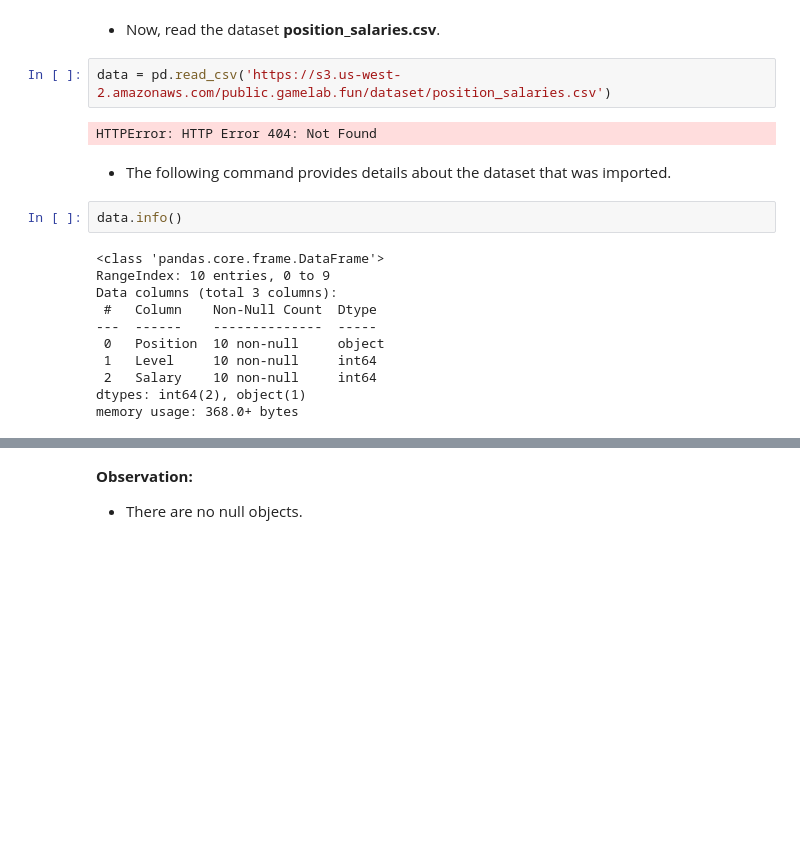
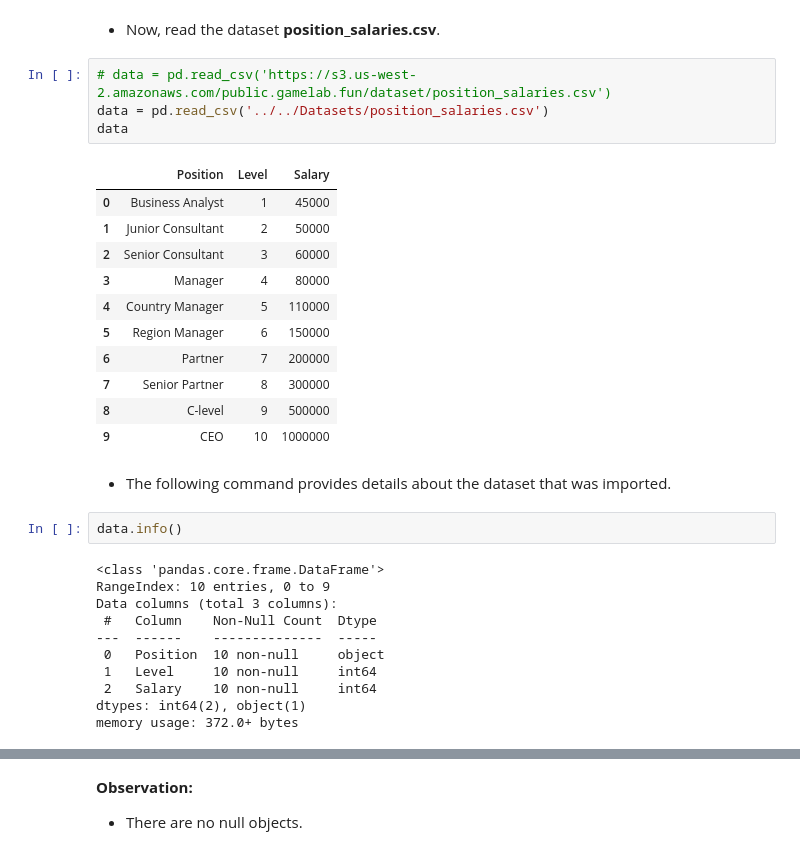
Before and after one commit to mobeloper/machinelearning, a Jupyter notebook: Lesson_04_Regression_and_Its_Applications/4.11_Data_Preparation_Model_Building_and_Performance_Evaluation/4.11_Data_Preparation_Model_Building_and_Performance_Evaluation.ipynb, the cells around one changed output, grey strips where cells are left out. Drawn from its saved outputs; the diff is of its cells as text; blank space fills up the shorter version.

```diff
--- a/Lesson_04_Regression_and_Its_Applications/4.11_Data_Preparation_Model_Building_and_Performance_Evaluation/4.11_Data_Preparation_Model_Building_and_Performance_Evaluation.ipynb
+++ b/Lesson_04_Regression_and_Its_Applications/4.11_Data_Preparation_Model_Building_and_Performance_Evaluation/4.11_Data_Preparation_Model_Building_and_Performance_Evaluation.ipynb
@@ -13,9 +13,21 @@ import seaborn as sns
 # %% [markdown]
 - Now, read the dataset __position_salaries.csv__.
 # %%
-data = pd.read_csv('https://s3.us-west-2.amazonaws.com/public.gamelab.fun/dataset/position_salaries.csv')
+# data = pd.read_csv('https://s3.us-west-2.amazonaws.com/public.gamelab.fun/dataset/position_salaries.csv')
+data = pd.read_csv('../../Datasets/position_salaries.csv')
+data
 # %% [output]
-HTTPError: HTTP Error 404: Not Found
+|  | Position | Level | Salary |
+| 0 | Business Analyst | 1 | 45000 |
+| 1 | Junior Consultant | 2 | 50000 |
+| 2 | Senior Consultant | 3 | 60000 |
+| 3 | Manager | 4 | 80000 |
+| 4 | Country Manager | 5 | 110000 |
+| 5 | Region Manager | 6 | 150000 |
+| 6 | Partner | 7 | 200000 |
+| 7 | Senior Partner | 8 | 300000 |
+| 8 | C-level | 9 | 500000 |
+| 9 | CEO | 10 | 1000000 |
 # %% [markdown]
 - The following command provides details about the dataset that was imported.
 # %%
@@ -30,6 +42,6 @@ Data columns (total 3 columns):
  1   Level     10 non-null     int64
  2   Salary    10 non-null     int64
 dtypes: int64(2), object(1)
-memory usage: 368.0+ bytes
+memory usage: 372.0+ bytes
 # %%
 data.head()
```
Also changed, not shown: parts of 15 cells of this notebook, 1 other file.
